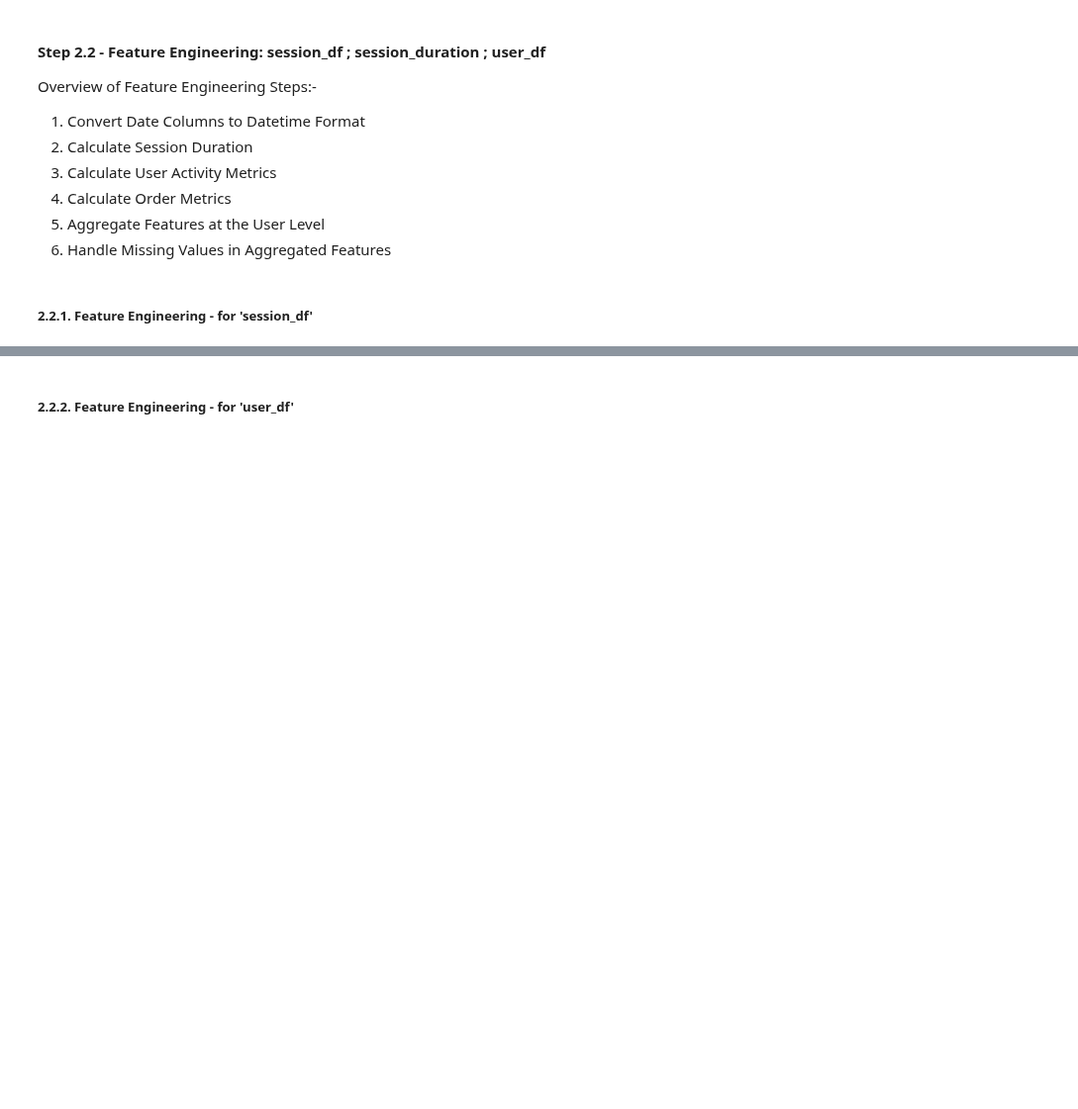
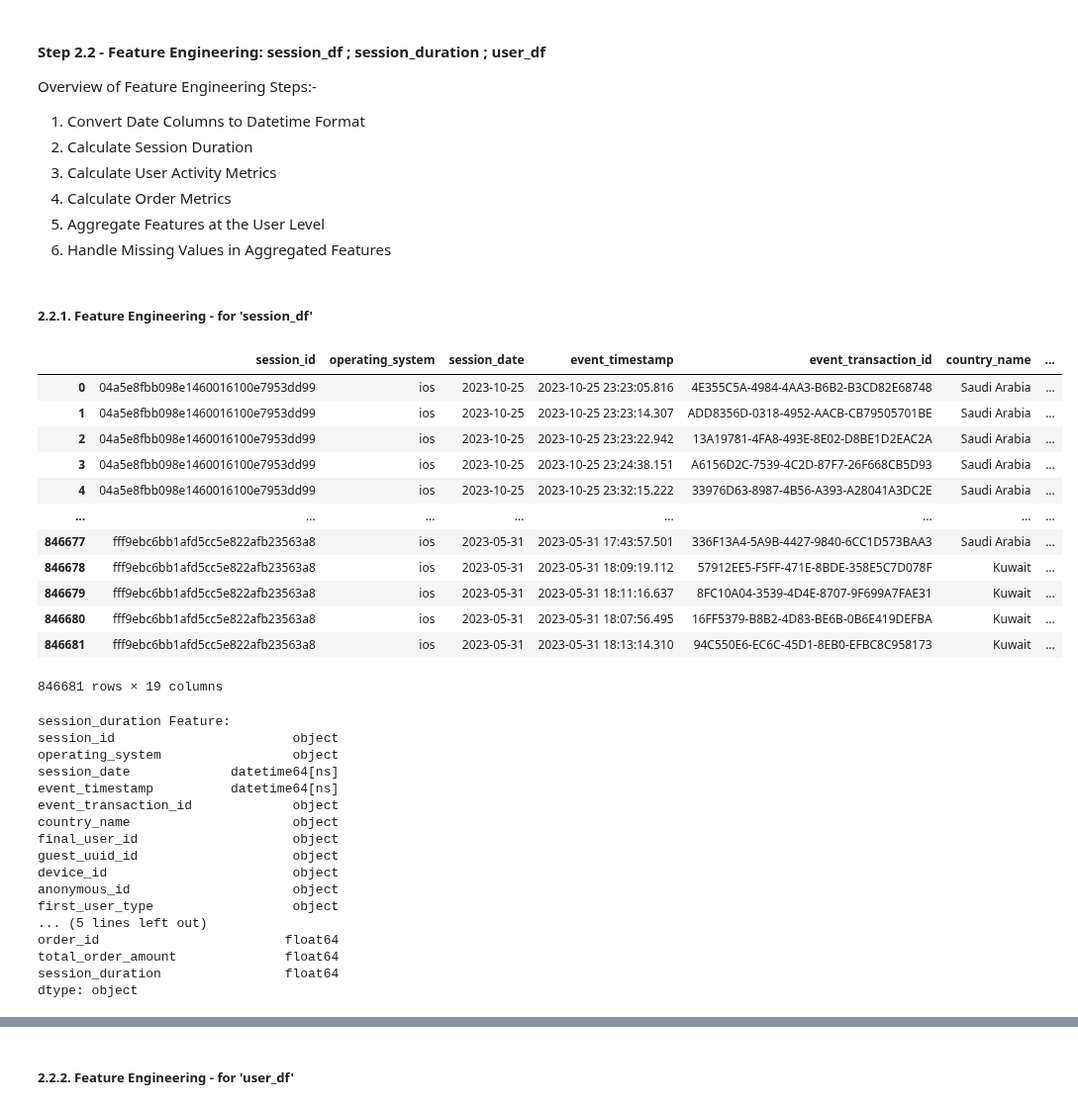
Before and after one commit to ssulaihasubi/floward-take-home-assessment, a Jupyter notebook: task-2-case-study-1-clustering.ipynb, the cells around one changed output, grey strips where cells are left out. Shown at 99% size. Cells and saved outputs as stored; diff of their text form; code cells hidden in the pictures; blank space fills up the shorter version.

```diff
--- a/task-2-case-study-1-clustering.ipynb
+++ b/task-2-case-study-1-clustering.ipynb
@@ -275,14 +275,50 @@ session_df['session_date'] = pd.to_datetime(session_df['session_date'])
 # %%
 import pandas as pd
 import numpy as np
 
 # Create session_duration Feature by finding the difference between event_timestamp and session_date.
 # Calculate session duration in seconds
 session_df['session_duration'] = (session_df['event_timestamp'] - session_df['session_date']).dt.total_seconds()
 
 # Replace negative or zero durations with NaN and drop them
 session_df['session_duration'] = session_df['session_duration'].apply(lambda x: x if x > 0 else np.nan)
 session_df.dropna(subset=['session_duration'], inplace=True)
+
+# Print the resulting DataFrame
+display(session_df)
+print("session_duration Feature:")
+print(session_df.dtypes)
+# %% [output]
+|  | session_id | operating_system | session_date | event_timestamp | event_transaction_id | country_name | ... |
+| 0 | 04a5e8fbb098e1460016100e7953dd99 | ios | 2023-10-25 | 2023-10-25 23:23:05.816 | 4E355C5A-4984-4AA3-B6B2-B3CD82E68748 | Saudi Arabia | ... |
+| 1 | 04a5e8fbb098e1460016100e7953dd99 | ios | 2023-10-25 | 2023-10-25 23:23:14.307 | ADD8356D-0318-4952-AACB-CB79505701BE | Saudi Arabia | ... |
+| 2 | 04a5e8fbb098e1460016100e7953dd99 | ios | 2023-10-25 | 2023-10-25 23:23:22.942 | 13A19781-4FA8-493E-8E02-D8BE1D2EAC2A | Saudi Arabia | ... |
+| 3 | 04a5e8fbb098e1460016100e7953dd99 | ios | 2023-10-25 | 2023-10-25 23:24:38.151 | A6156D2C-7539-4C2D-87F7-26F668CB5D93 | Saudi Arabia | ... |
+| 4 | 04a5e8fbb098e1460016100e7953dd99 | ios | 2023-10-25 | 2023-10-25 23:32:15.222 | 33976D63-8987-4B56-A393-A28041A3DC2E | Saudi Arabia | ... |
+| ... | ... | ... | ... | ... | ... | ... | ... |
+| 846677 | fff9ebc6bb1afd5cc5e822afb23563a8 | ios | 2023-05-31 | 2023-05-31 17:43:57.501 | 336F13A4-5A9B-4427-9840-6CC1D573BAA3 | Saudi Arabia | ... |
+| 846678 | fff9ebc6bb1afd5cc5e822afb23563a8 | ios | 2023-05-31 | 2023-05-31 18:09:19.112 | 57912EE5-F5FF-471E-8BDE-358E5C7D078F | Kuwait | ... |
+| 846679 | fff9ebc6bb1afd5cc5e822afb23563a8 | ios | 2023-05-31 | 2023-05-31 18:11:16.637 | 8FC10A04-3539-4D4E-8707-9F699A7FAE31 | Kuwait | ... |
+| 846680 | fff9ebc6bb1afd5cc5e822afb23563a8 | ios | 2023-05-31 | 2023-05-31 18:07:56.495 | 16FF5379-B8B2-4D83-BE6B-0B6E419DEFBA | Kuwait | ... |
+| 846681 | fff9ebc6bb1afd5cc5e822afb23563a8 | ios | 2023-05-31 | 2023-05-31 18:13:14.310 | 94C550E6-EC6C-45D1-8EB0-EFBC8C958173 | Kuwait | ... |
+846681 rows × 19 columns
+session_duration Feature:
+session_id                       object
+operating_system                 object
+session_date             datetime64[ns]
+event_timestamp          datetime64[ns]
+event_transaction_id             object
+country_name                     object
+final_user_id                    object
+guest_uuid_id                    object
+device_id                        object
+anonymous_id                     object
+first_user_type                  object
+... (5 lines left out)
+order_id                        float64
+total_order_amount              float64
+session_duration                float64
+dtype: object
 # %%
 # Features to create:
 
```
Also changed, not shown: parts of 4 cells of this notebook.
